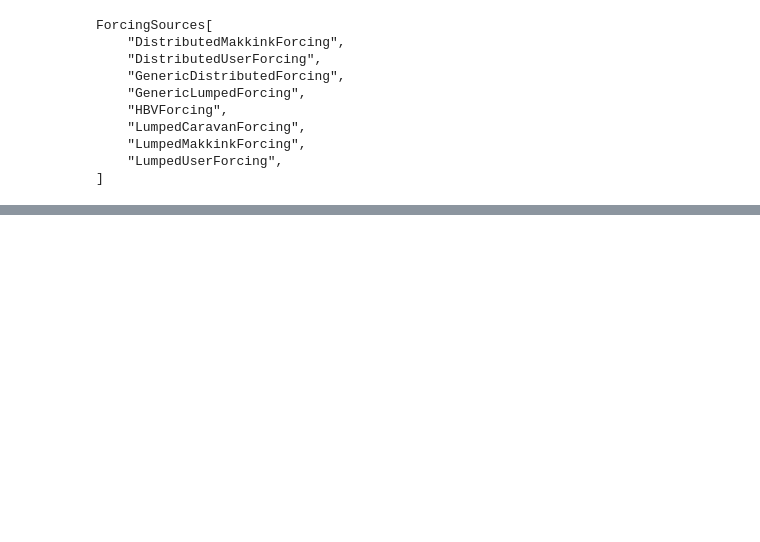
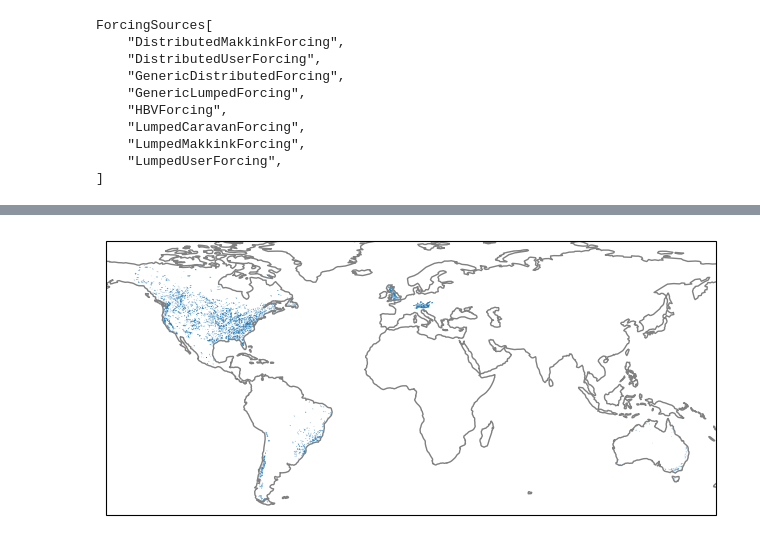
Before and after one commit to Daafip/Msc-Thesis-Notebooks, a Jupyter notebook: 21. CAMELS OpenDAP.ipynb, the cells around one changed output, grey strips where cells are left out. Drawn from its saved outputs; the diff is of its cells as text; code cells hidden in the pictures; blank space fills up the shorter version.

```diff
--- a/21. CAMELS OpenDAP.ipynb
+++ b/21. CAMELS OpenDAP.ipynb
@@ -122,0 +227,9 @@ ax.legend();
+# %%
+gdf_all = gpd.read_file(caravan_forcing.shape.parent / 'combined.shp')
+# %%
+ax = plt.axes(projection=ccrs.PlateCarree())
+ax.add_feature(cfeature.COASTLINE, edgecolor='gray')
+gdf_all.plot(ax=ax,zorder=1,color="C0")
+plt.tight_layout()
+# %% [output]
+[figure, added]
```
Also changed, not shown: parts of 35 cells of this notebook, 4 other files.
